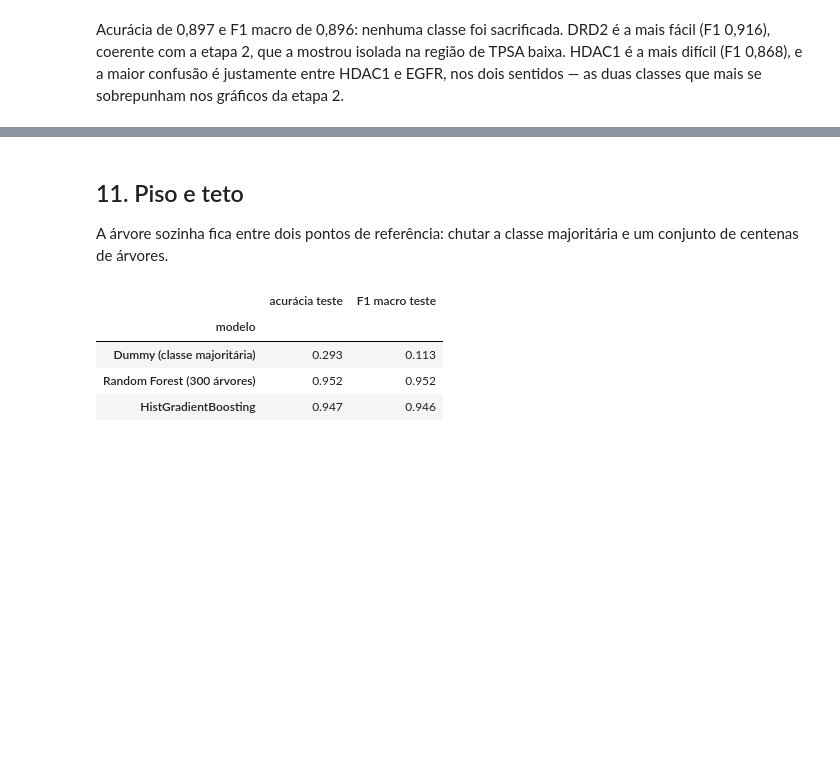
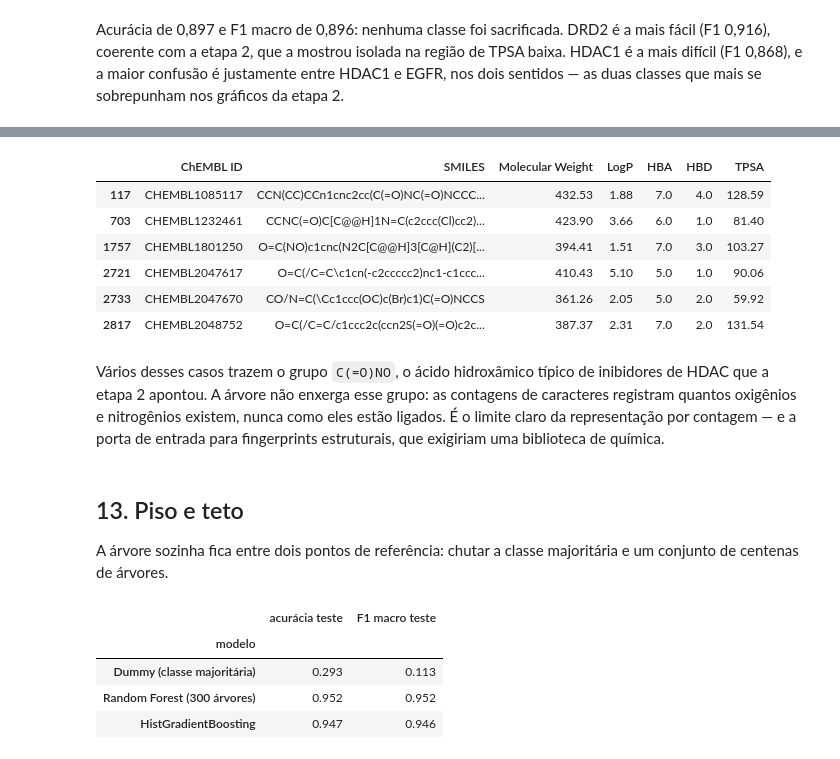
Before and after one commit to pumba-dev/machine-learning-practice, a Jupyter notebook: notebooks/03_decision_tree.ipynb, the cells around one changed output, grey strips where cells are left out. Drawn from its saved outputs; the diff is of its cells as text; code cells hidden in the pictures; blank space fills up the shorter version.

```diff
--- a/notebooks/03_decision_tree.ipynb
+++ b/notebooks/03_decision_tree.ipynb
@@ -245,5 +317,17 @@ Acurácia de 0,897 e F1 macro de 0,896: nenhuma classe foi sacrificada. DRD2 é
+# %%
+modeling.error_examples(arvore, dados, real="HDAC1", prevista="EGFR")
+# %% [output]
+|  | ChEMBL ID | SMILES | Molecular Weight | LogP | HBA | HBD | TPSA |
+| 117 | CHEMBL1085117 | CCN(CC)CCn1cnc2cc(C(=O)NC(=O)NCCC... | 432.53 | 1.88 | 7.0 | 4.0 | 128.59 |
+| 703 | CHEMBL1232461 | CCNC(=O)C[C@@H]1N=C(c2ccc(Cl)cc2)... | 423.90 | 3.66 | 6.0 | 1.0 | 81.40 |
+| 1757 | CHEMBL1801250 | O=C(NO)c1cnc(N2C[C@@H]3[C@H](C2)[... | 394.41 | 1.51 | 7.0 | 3.0 | 103.27 |
+| 2721 | CHEMBL2047617 | O=C(/C=C\c1cn(-c2ccccc2)nc1-c1ccc... | 410.43 | 5.10 | 5.0 | 1.0 | 90.06 |
+| 2733 | CHEMBL2047670 | CO/N=C(\Cc1ccc(OC)c(Br)c1)C(=O)NCCS | 361.26 | 2.05 | 5.0 | 2.0 | 59.92 |
+| 2817 | CHEMBL2048752 | O=C(/C=C/c1ccc2c(ccn2S(=O)(=O)c2c... | 387.37 | 2.31 | 7.0 | 2.0 | 131.54 |
+# %% [markdown]
+Vários desses casos trazem o grupo `C(=O)NO`, o ácido hidroxâmico típico de inibidores de HDAC que a etapa 2 apontou. A árvore não enxerga esse grupo: as contagens de caracteres registram quantos oxigênios e nitrogênios existem, nunca como eles estão ligados. É o limite claro da representação por contagem — e a porta de entrada para fingerprints estruturais, que exigiriam uma biblioteca de química.
 # %% [markdown]
-## 11. Piso e teto
+## 13. Piso e teto
 
 A árvore sozinha fica entre dois pontos de referência: chutar a classe majoritária e um conjunto de centenas de árvores.
 # %%
```
Also changed, not shown: parts of 11 cells of this notebook, 3 other files.
